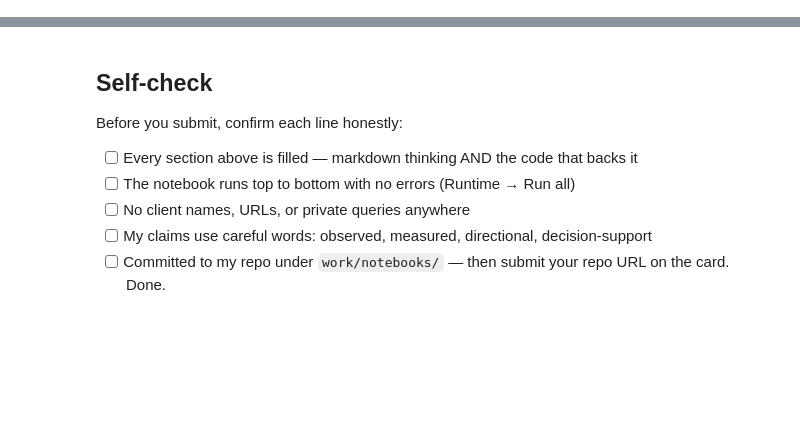
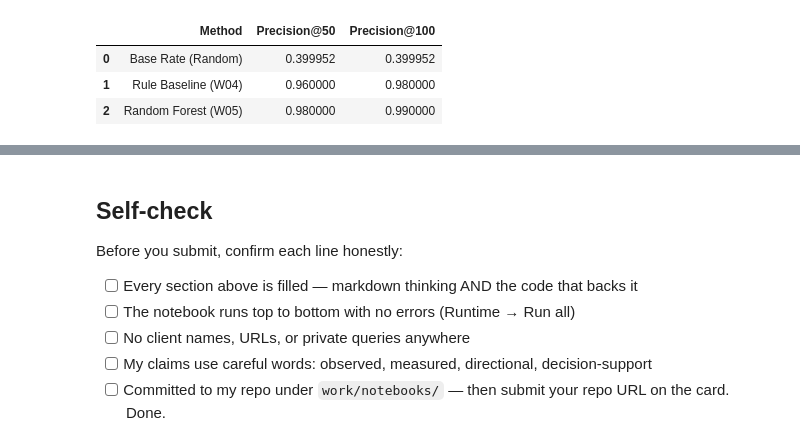
Before and after one commit to furkankumrudev/flyrank-ml-internship, a Jupyter notebook: work/notebooks/w05_model.ipynb, the cells around one changed output, grey strips where cells are left out. Saved outputs shown, nothing was run; the diff lists cells and outputs as text; code cells hidden in the pictures; blank space fills up the shorter version.

```diff
--- a/work/notebooks/w05_model.ipynb
+++ b/work/notebooks/w05_model.ipynb
@@ -19,0 +102,46 @@ This skeleton is yours to fill. Work the sections **in order** — each one has
+# %%
+# This cell is for CODE (numbers, a query, a check).
+# Write your text answer in the cell ABOVE this one — typing sentences here breaks Run All.
+
+from sklearn.ensemble import RandomForestClassifier
+
+# 1. Train the Honest Model
+model = RandomForestClassifier(max_depth=5, random_state=42)
+model.fit(X_train, y_train)
+
+# Model probabilities for ranking
+df_test['model_score'] = model.predict_proba(X_test)[:, 1]
+
+# 2. Compute Week 4 Baseline on the EXACT same test split
+# Baseline Rule: visible * striking_dist * total_impressions
+visible = (df_test["total_impressions"] >= 1000).astype(int)
+striking_dist = ((df_test["avg_pos"] > 10) & (df_test["avg_pos"] <= 20)).astype(int)
+df_test['baseline_score'] = visible * striking_dist * df_test["total_impressions"]
+
+# 3. Precision@K Evaluation Metric
+def precision_at_k(df, score_col, label_col, k):
+    top_k = df.sort_values(by=score_col, ascending=False).head(k)
+    return top_k[label_col].mean()
+
+# 4. Generate Comparison Table
+results = {
+    "Method": ["Base Rate (Random)", "Rule Baseline (W04)", "Random Forest (W05)"],
+    "Precision@50": [
+        y_test.mean(),
+        precision_at_k(df_test, 'baseline_score', 'target_underperforming', 50),
+        precision_at_k(df_test, 'model_score', 'target_underperforming', 50)
+    ],
+    "Precision@100": [
+        y_test.mean(),
+        precision_at_k(df_test, 'baseline_score', 'target_underperforming', 100),
+        precision_at_k(df_test, 'model_score', 'target_underperforming', 100)
+    ]
+}
+
+df_results = pd.DataFrame(results)
+display(df_results)
+# %% [output]
+|  | Method | Precision@50 | Precision@100 |
+| 0 | Base Rate (Random) | 0.399952 | 0.399952 |
+| 1 | Rule Baseline (W04) | 0.960000 | 0.980000 |
+| 2 | Random Forest (W05) | 0.980000 | 0.990000 |
```
Also changed, not shown: parts of 14 cells of this notebook.
